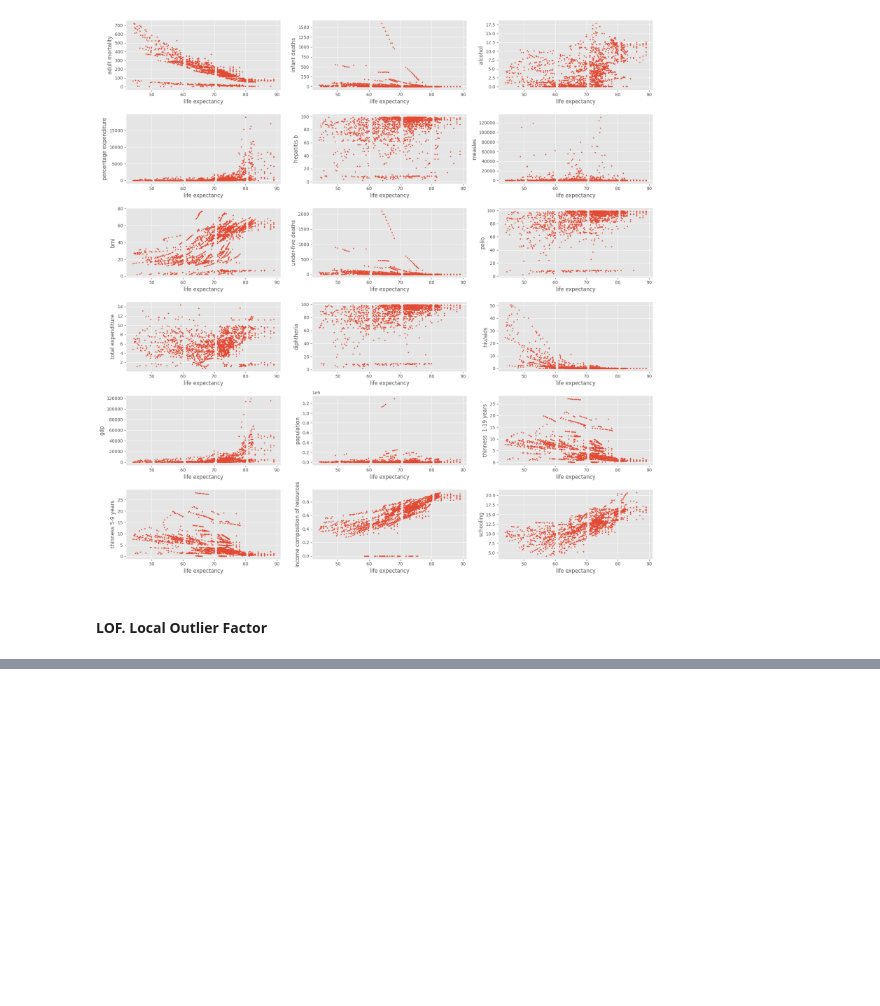
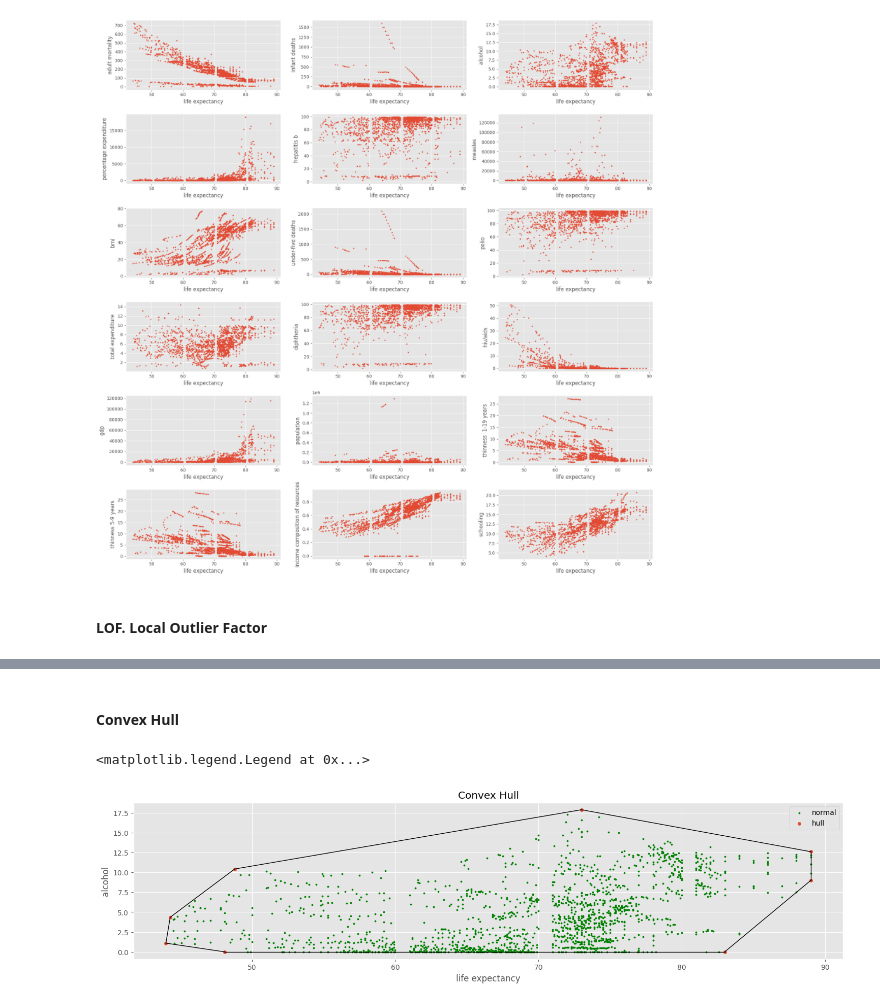
Before and after one commit to fadeeva/nakedML, a Jupyter notebook: MLnotes/003.ipynb, the cells around one changed output, grey strips where cells are left out. Drawn from its saved outputs; the diff is of its cells as text; code cells hidden in the pictures; blank space fills up the shorter version.

Commit message:
convex hull

```diff
--- a/MLnotes/003.ipynb
+++ b/MLnotes/003.ipynb
@@ -383,2 +384,30 @@ plt.legend()
 <matplotlib.legend.Legend at 0x...>
 [figure]
+# %% [markdown]
+#### Convex Hull
+# %%
+features = [
+    'life expectancy',
+    'alcohol'
+]
+ch_df = df[features].copy()
+# %%
+hull = ConvexHull(ch_df)
+
+plt.figure(figsize=(18, 4))
+
+plt.scatter(ch_df[features[0]], ch_df[features[1]], c='green', label='normal', s=5)
+
+hull_points = ch_df.loc[hull.vertices]
+plt.scatter(hull_points[features[0]], hull_points[features[1]], s=20, label='hull')
+
+for simplex in hull.simplices:
+    plt.plot(ch_df.loc[simplex][features[0]], ch_df.loc[simplex][features[1]], 'k-', linewidth=1)
+
+plt.title('Convex Hull')
+plt.xlabel(features[0])
+plt.ylabel(features[1])
+plt.legend()
+# %% [output]
+<matplotlib.legend.Legend at 0x...>
+[figure, added]
```
Also changed, not shown: parts of 2 cells of this notebook.
